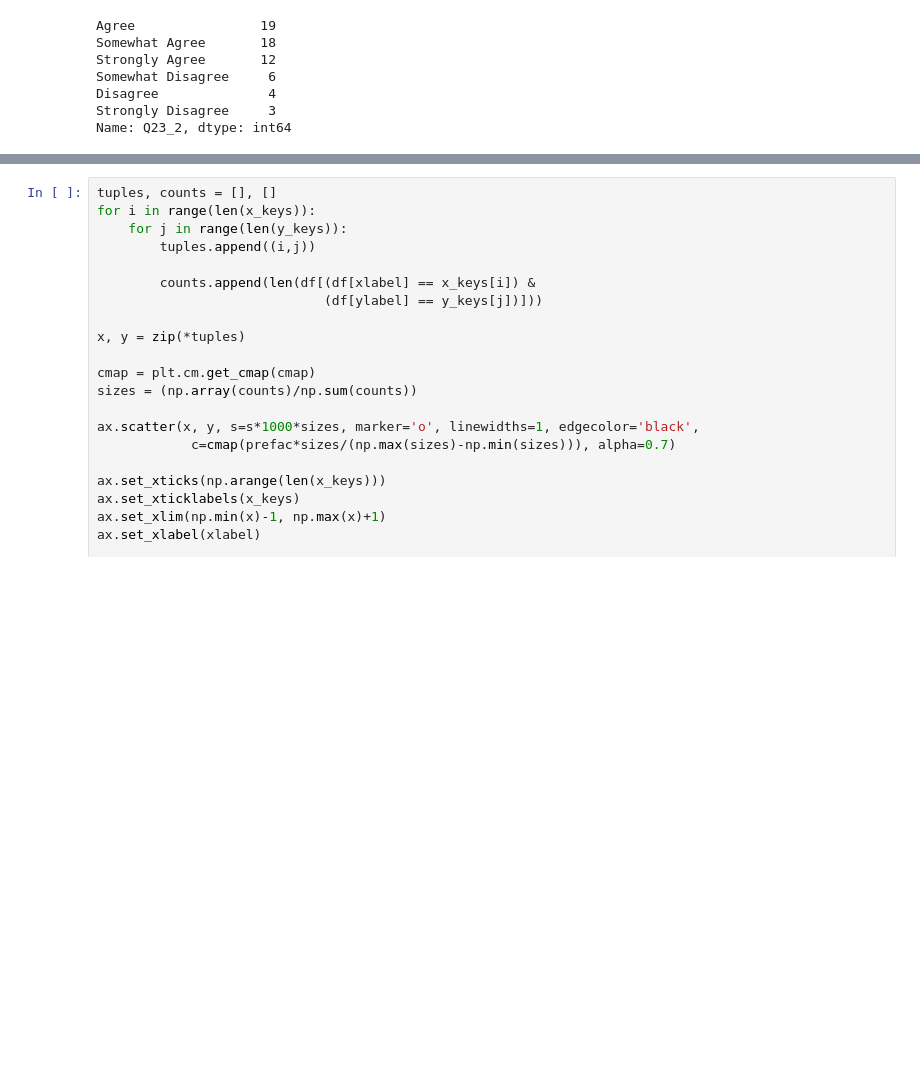
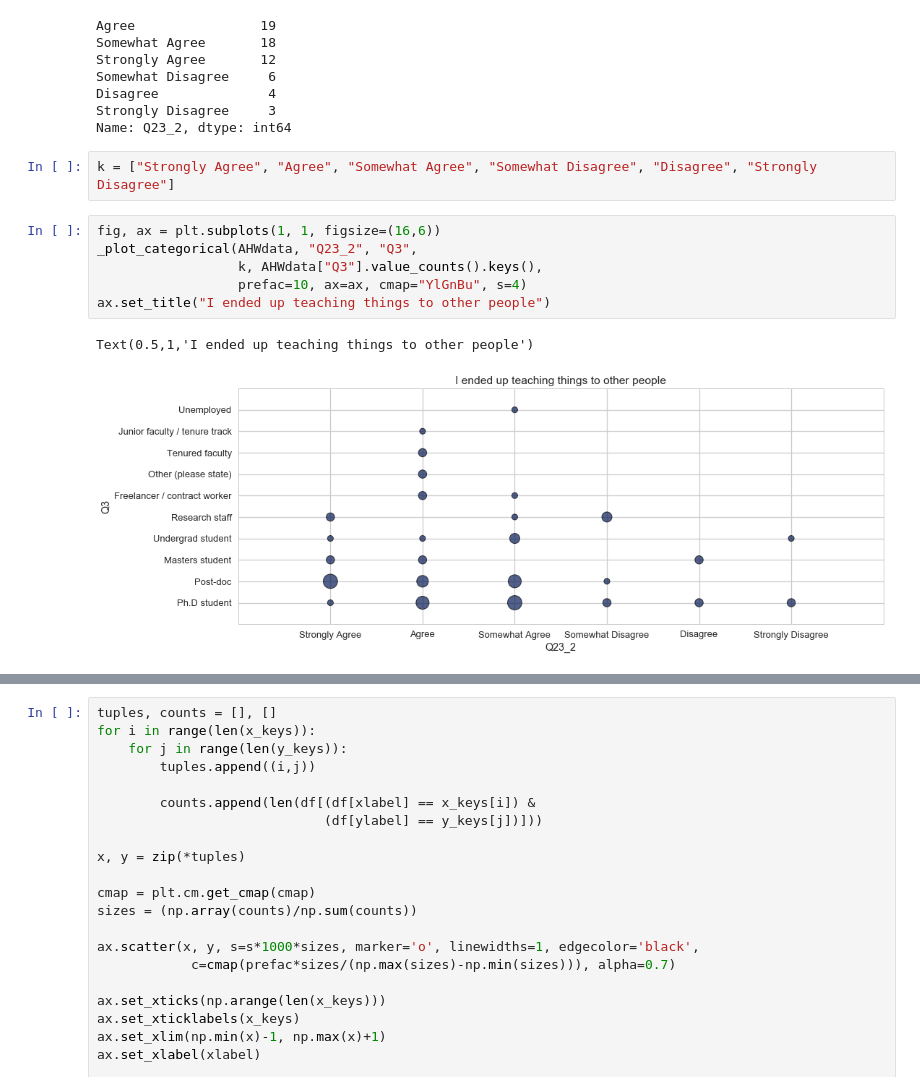
Before and after one commit to uwescience/HackWeek-Writeup, a Jupyter notebook: code/Analysis.ipynb, the cells around one changed output, grey strips where cells are left out. Cells and saved outputs as stored; diff of their text form; blank space fills up the shorter version.

```diff
--- a/code/Analysis.ipynb
+++ b/code/Analysis.ipynb
@@ -631,3 +607,14 @@ Somewhat Disagree     6
 Disagree              4
 Strongly Disagree     3
 Name: Q23_2, dtype: int64
+# %%
+k = ["Strongly Agree", "Agree", "Somewhat Agree", "Somewhat Disagree", "Disagree", "Strongly Disagree"]
+# %%
+fig, ax = plt.subplots(1, 1, figsize=(16,6))
+_plot_categorical(AHWdata, "Q23_2", "Q3",
+                  k, AHWdata["Q3"].value_counts().keys(),
+                  prefac=10, ax=ax, cmap="YlGnBu", s=4)
+ax.set_title("I ended up teaching things to other people")
+# %% [output]
+Text(0.5,1,'I ended up teaching things to other people')
+[figure, added]
```
Also changed, not shown: parts of 48 cells of this notebook.
